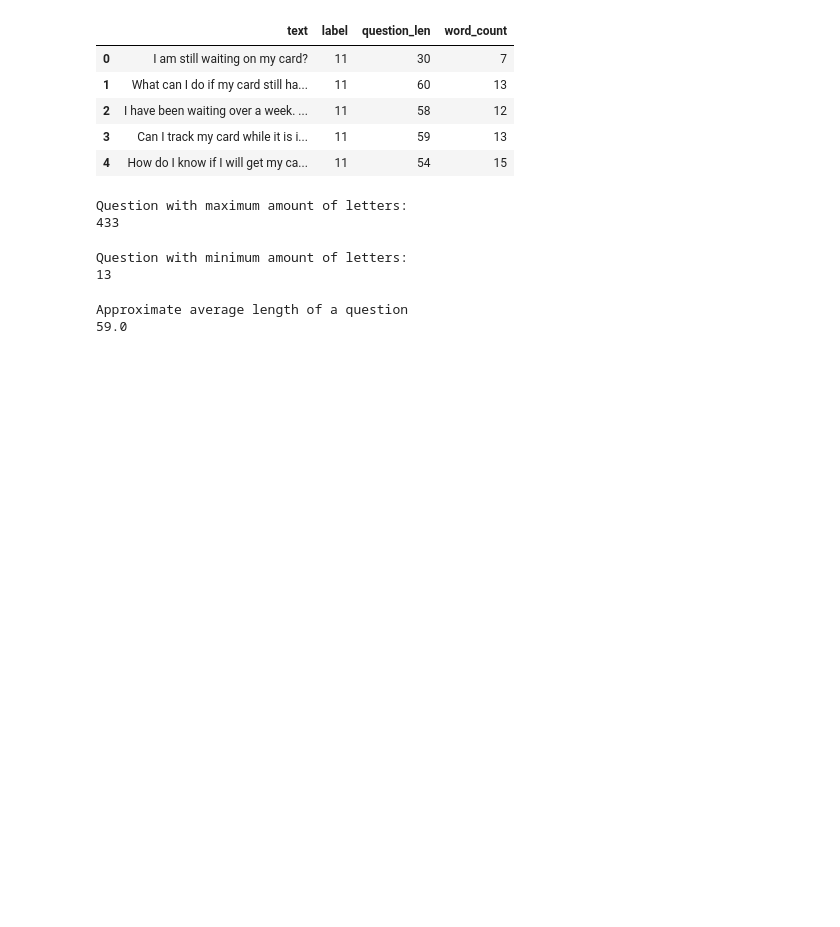
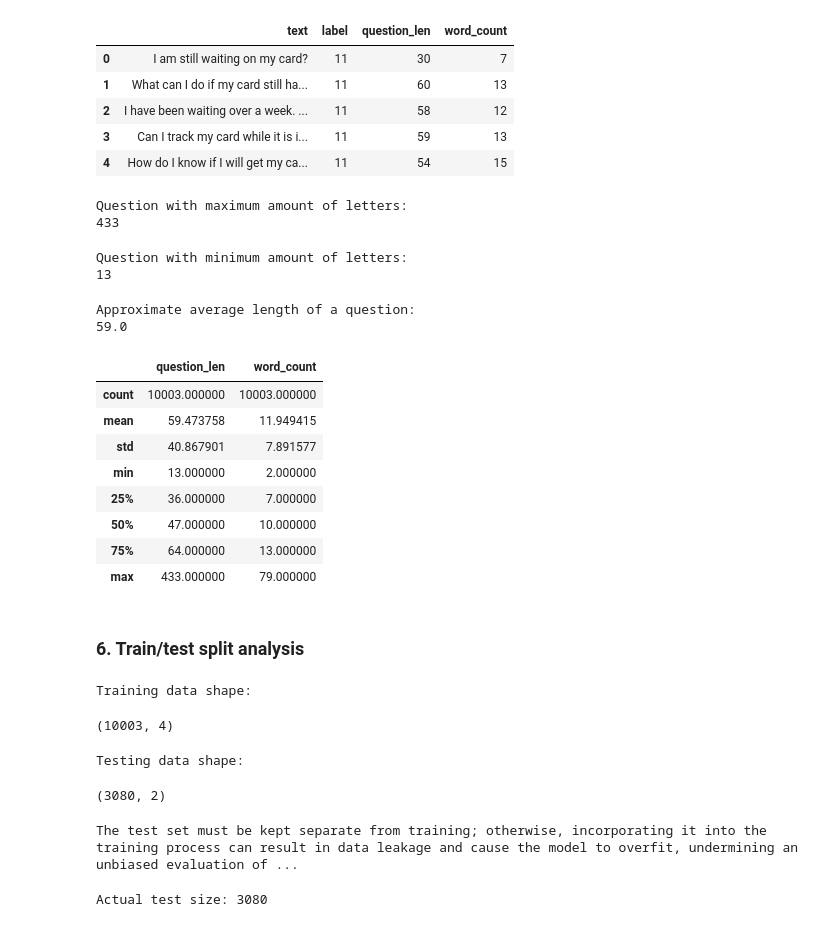
Before and after one commit to say-ahmedi/DS_PROJECTS, a Jupyter notebook: 09_nlp/projects/banking_intent_classifier/notebooks/01_banking77.ipynb, the cells around one changed output. Cells and saved outputs as stored; diff of their text form; code cells hidden in the pictures; blank space fills up the shorter version.

```diff
--- a/09_nlp/projects/banking_intent_classifier/notebooks/01_banking77.ipynb
+++ b/09_nlp/projects/banking_intent_classifier/notebooks/01_banking77.ipynb
@@ -268,8 +289,45 @@ print(X['question_len'].min())
 Question with minimum amount of letters:
 13
 # %%
-print('Approximate average length of a question')
+print('Approximate average length of a question:')
 print(X['question_len'].mean().round(0))
 # %% [output]
-Approximate average length of a question
+Approximate average length of a question:
 59.0
+# %%
+X[['question_len','word_count']].describe()
+# %% [output]
+|  | question_len | word_count |
+| count | 10003.000000 | 10003.000000 |
+| mean | 59.473758 | 11.949415 |
+| std | 40.867901 | 7.891577 |
+| min | 13.000000 | 2.000000 |
+| 25% | 36.000000 | 7.000000 |
+| 50% | 47.000000 | 10.000000 |
+| 75% | 64.000000 | 13.000000 |
+| max | 433.000000 | 79.000000 |
+# %% [markdown]
+### 6. Train/test split analysis
+# %%
+print('Training data shape:')
+X.shape
+# %% [output]
+Training data shape:
+(10003, 4)
+# %%
+print('Testing data shape:')
+y.shape
+# %% [output]
+Testing data shape:
+(3080, 2)
+# %%
+### Explain why the test set must remain held out.
+print('The test set must be kept separate from training; otherwise, incorporating it into the training process can result in data leakage and cause the model to overfit, undermining an unbiased evaluation of its generalisation performance.')
+# %% [output]
+The test set must be kept separate from training; otherwise, incorporating it into the training process can result in data leakage and cause the model to overfit, undermining an unbiased evaluation of ...
+# %%
+correct_test_size = 3080
+print(f"Actual test size: {len(y)}")
+assert correct_test_size == len(y),"Test set size is inccorrect"
+# %% [output]
+Actual test size: 3080
```
Also changed, not shown: parts of 8 cells of this notebook.
